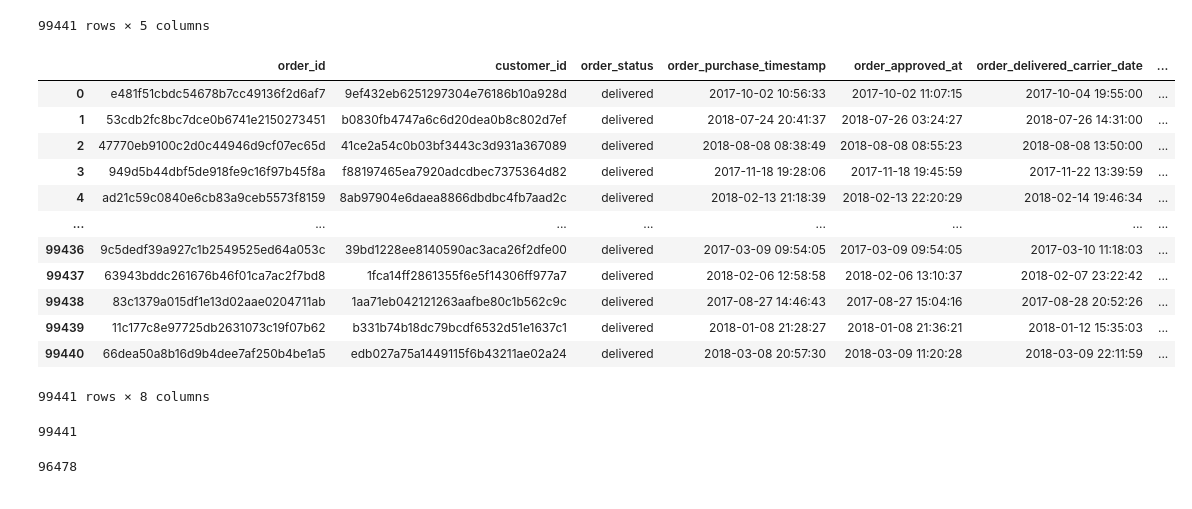
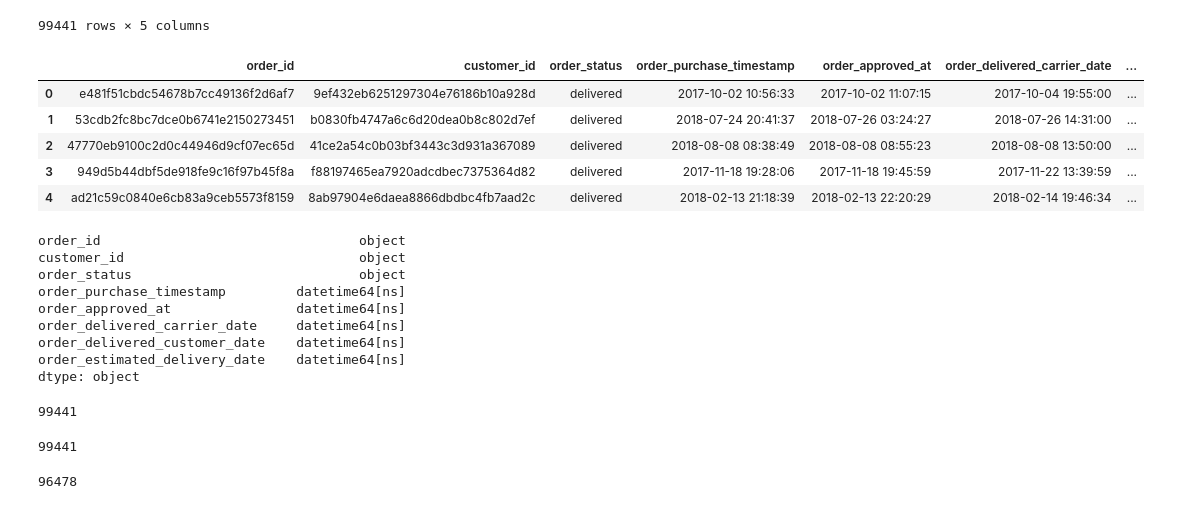
Before and after one commit to y0lk1n/analytics-practice, a Jupyter notebook: project_ecommerce/project_notebook.ipynb, the cells around one changed output. Drawn from its saved outputs; the diff is of its cells as text; code cells hidden in the pictures.

```diff
--- a/project_ecommerce/project_notebook.ipynb
+++ b/project_ecommerce/project_notebook.ipynb
@@ -26,19 +30,33 @@ customers
 99441 rows × 5 columns
 # %%
 orders = pd.read_csv(path_to_data + 'olist_orders_dataset.csv')
-orders
+orders[['order_purchase_timestamp', \
+        'order_approved_at', \
+        'order_delivered_carrier_date', \
+        'order_delivered_customer_date', \
+        'order_estimated_delivery_date']] = orders[['order_purchase_timestamp', \
+                                                    'order_approved_at', \
+                                                    'order_delivered_carrier_date', \
+                                                    'order_delivered_customer_date', \
+                                                    'order_estimated_delivery_date']].astype(dtype='Datetime64')
+orders.head()
 # %% [output]
 |  | order_id | customer_id | order_status | order_purchase_timestamp | order_approved_at | order_delivered_carrier_date | ... |
 | 0 | e481f51cbdc54678b7cc49136f2d6af7 | 9ef432eb6251297304e76186b10a928d | delivered | 2017-10-02 10:56:33 | 2017-10-02 11:07:15 | 2017-10-04 19:55:00 | ... |
 | 1 | 53cdb2fc8bc7dce0b6741e2150273451 | b0830fb4747a6c6d20dea0b8c802d7ef | delivered | 2018-07-24 20:41:37 | 2018-07-26 03:24:27 | 2018-07-26 14:31:00 | ... |
 | 2 | 47770eb9100c2d0c44946d9cf07ec65d | 41ce2a54c0b03bf3443c3d931a367089 | delivered | 2018-08-08 08:38:49 | 2018-08-08 08:55:23 | 2018-08-08 13:50:00 | ... |
 | 3 | 949d5b44dbf5de918fe9c16f97b45f8a | f88197465ea7920adcdbec7375364d82 | delivered | 2017-11-18 19:28:06 | 2017-11-18 19:45:59 | 2017-11-22 13:39:59 | ... |
 | 4 | ad21c59c0840e6cb83a9ceb5573f8159 | 8ab97904e6daea8866dbdbc4fb7aad2c | delivered | 2018-02-13 21:18:39 | 2018-02-13 22:20:29 | 2018-02-14 19:46:34 | ... |
-| ... | ... | ... | ... | ... | ... | ... | ... |
-| 99436 | 9c5dedf39a927c1b2549525ed64a053c | 39bd1228ee8140590ac3aca26f2dfe00 | delivered | 2017-03-09 09:54:05 | 2017-03-09 09:54:05 | 2017-03-10 11:18:03 | ... |
-| 99437 | 63943bddc261676b46f01ca7ac2f7bd8 | 1fca14ff2861355f6e5f14306ff977a7 | delivered | 2018-02-06 12:58:58 | 2018-02-06 13:10:37 | 2018-02-07 23:22:42 | ... |
-| 99438 | 83c1379a015df1e13d02aae0204711ab | 1aa71eb042121263aafbe80c1b562c9c | delivered | 2017-08-27 14:46:43 | 2017-08-27 15:04:16 | 2017-08-28 20:52:26 | ... |
-| 99439 | 11c177c8e97725db2631073c19f07b62 | b331b74b18dc79bcdf6532d51e1637c1 | delivered | 2018-01-08 21:28:27 | 2018-01-08 21:36:21 | 2018-01-12 15:35:03 | ... |
-| 99440 | 66dea50a8b16d9b4dee7af250b4be1a5 | edb027a75a1449115f6b43211ae02a24 | delivered | 2018-03-08 20:57:30 | 2018-03-09 11:20:28 | 2018-03-09 22:11:59 | ... |
-99441 rows × 8 columns
+# %%
+orders.dtypes
+# %% [output]
+order_id                                 object
+customer_id                              object
+order_status                             object
+order_purchase_timestamp         datetime64[ns]
+order_approved_at                datetime64[ns]
+order_delivered_carrier_date     datetime64[ns]
+order_delivered_customer_date    datetime64[ns]
+order_estimated_delivery_date    datetime64[ns]
+dtype: object
 # %%
@@ -46,6 +64,10 @@ orders
 orders.customer_id.nunique()
 # %% [output]
 99441
+# %%
+customers.customer_id.nunique()
+# %% [output]
+99441
 # %%
 # Если же считать совершением покупки получение доставленного товара – таких пользователей 96 478
 orders.query('order_status == "delivered"').customer_id.nunique()
```
Also changed, not shown: parts of 10 cells of this notebook.
